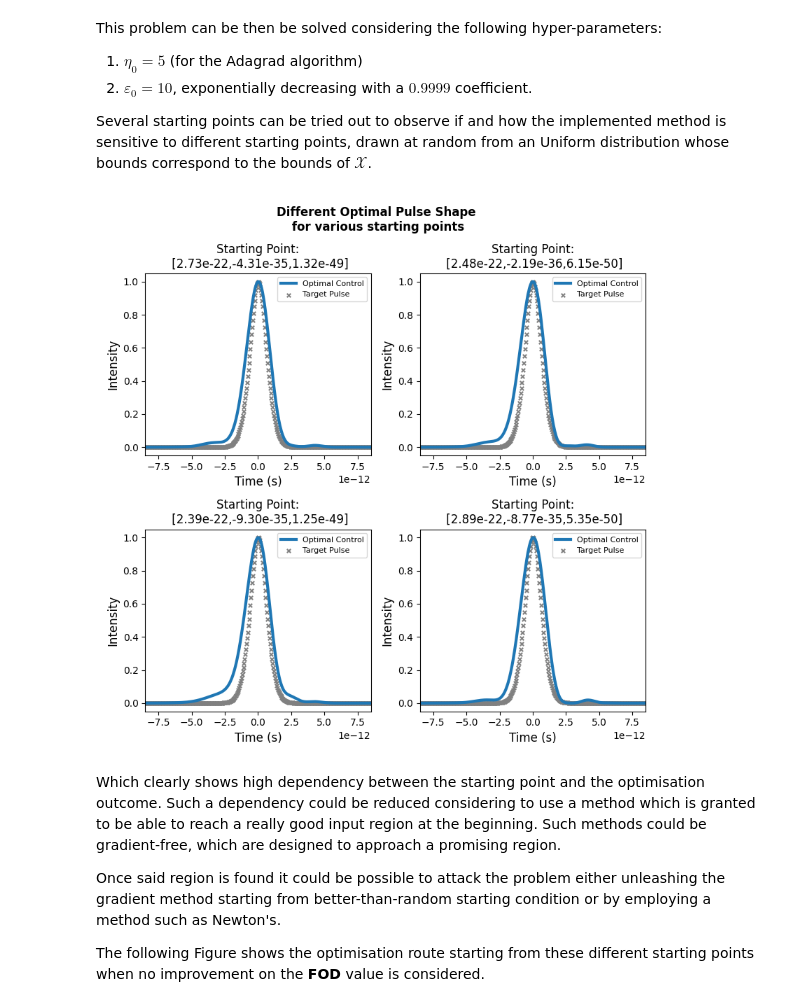
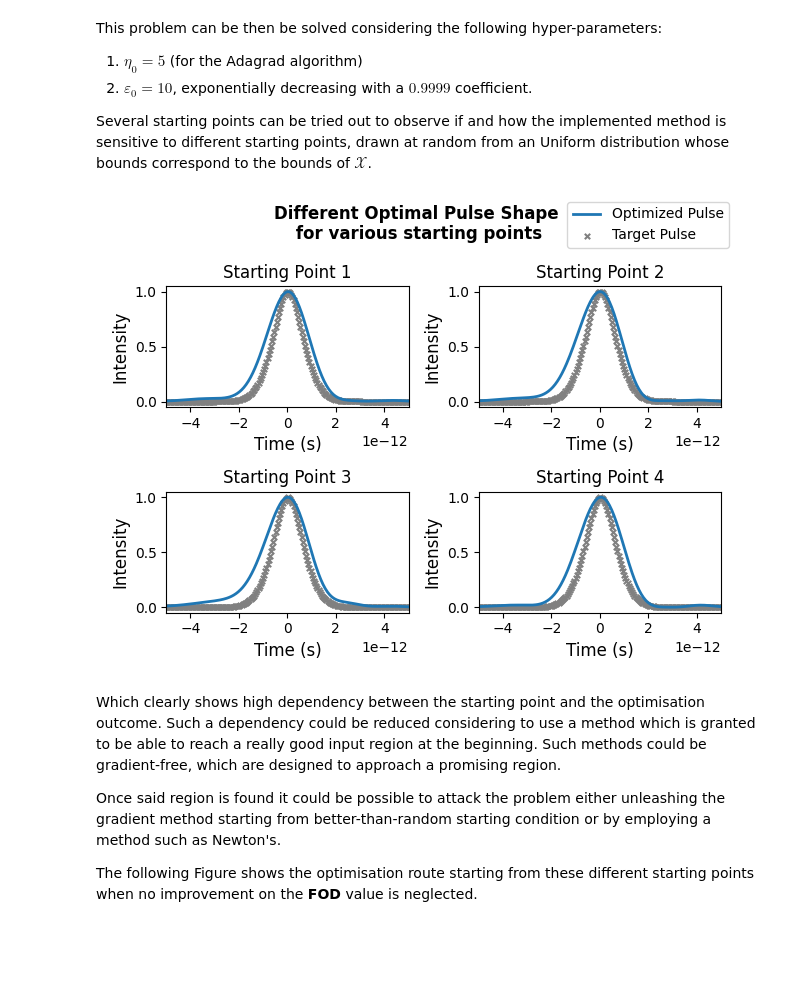
Before and after one commit to fracapuano/TempoRL, a Jupyter notebook: notebooks/GradientBasedOptimisation/optimization.ipynb, the cells around one changed output. Saved outputs shown, nothing was run; the diff lists cells and outputs as text; code cells hidden in the pictures; blank space fills up the shorter version.

Commit message:
modification to the optimisation route visualization

```diff
--- a/notebooks/GradientBasedOptimisation/optimization.ipynb
+++ b/notebooks/GradientBasedOptimisation/optimization.ipynb
@@ -192,41 +192,39 @@ for p in range(n_points):
     # storing the optimisation route
     trajectories[f"StartingPoint-{p+1}"] = points
 # %%
-fig, ax = plt.subplots(figsize = (8,8), nrows = int(n_points/2), ncols = int(n_points/2))
+fig, ax = plt.subplots(nrows = int(n_points/2), ncols = int(n_points/2))
 point_idx = 0
 for end_point in optimal_controls:
     control = end_point * to_SI_conversion_array # in SI units
     current = ax[point_idx // 2, point_idx % 2]
 
     time, profile = laser.forward_pass(control)
 
     current.plot(time,
             torch.roll(profile, -torch.argmax(profile).item() + torch.argmax(target_profile).item()),
-            label = "Optimal Control", lw = 3)
+            label = "Optimized Pulse", lw = 2)
     current.scatter(time, target_profile, label = "Target Pulse", s = 15, c = "gray", marker = "x")
 
-    current.set_xlim(-8.5e-12, 8.5e-12)
+    current.set_xlim(-5e-12, 5e-12)
 
-    current.set_title("Starting Point:\n [{:.2e},{:.2e},{:.2e}]".format(
-        *[sp for sp in starting_points[point_idx].detach().numpy() * to_SI_conversion_array])
-                     )
-
-    current.legend(fontsize = 8, loc = "upper right")
-
+    current.set_title(f"Starting Point {point_idx + 1}")
     current.set_xlabel("Time (s)", fontsize = 12); current.set_ylabel("Intensity", fontsize = 12)
     point_idx += 1
+
+handles, labels = current.get_legend_handles_labels()
+fig.legend(handles, labels, fontsize = 10)#, loc = "center", framealpha = 1, facecolor = "tab:grey", ncol = 3)
 
 fig.suptitle("Different Optimal Pulse Shape\n for various starting points", fontweight = "bold")
 fig.tight_layout()
 plt.show()
 # %% [output]
-[figure, old version]
+[figure, new version]
 # %% [markdown]
 Which clearly shows high dependency between the starting point and the optimisation outcome. Such a dependency could be reduced considering to use a method which is granted to be able to reach a really good input region at the beginning. Such methods could be gradient-free, which are designed to approach a promising region.
 
 Once said region is found it could be possible to attack the problem either unleashing the gradient method starting from better-than-random starting condition or by employing a method such as Newton's.
 
-The following Figure shows the optimisation route starting from these different starting points when no improvement on the **FOD** value is considered.
+The following Figure shows the optimisation route starting from these different starting points when no improvement on the **FOD** value is neglected.
 # %%
 fig, ax = plt.subplots(nrows = 2, ncols = 2, sharex = True)
 
```
Also changed, not shown: parts of 2 cells of this notebook.
